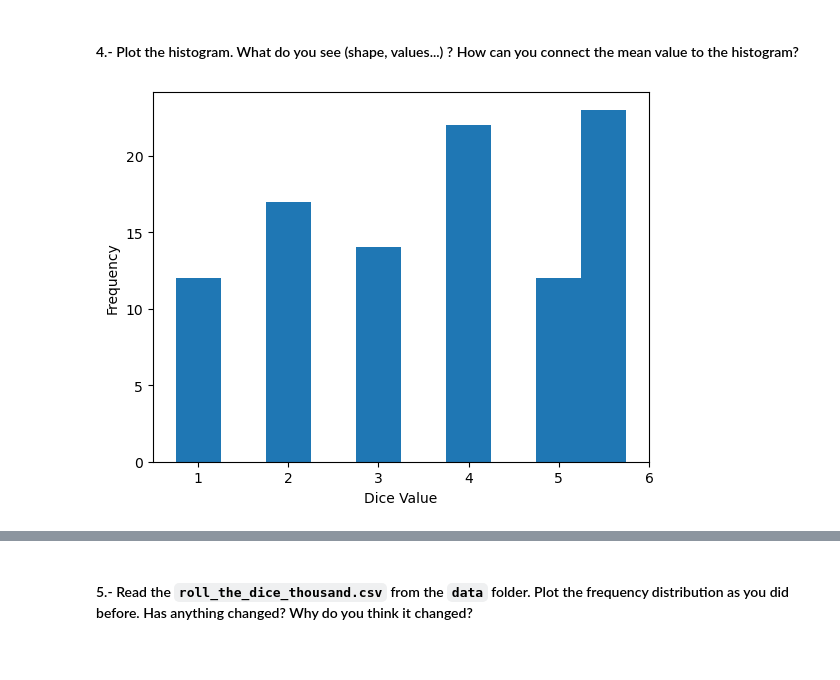
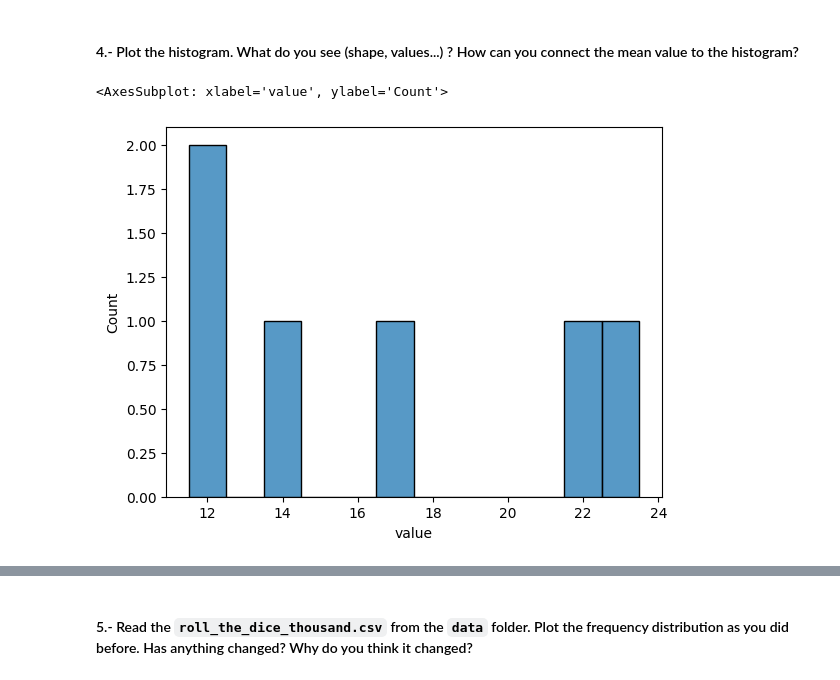
Before and after one commit to Dani-Yana/Descriptive-Stats, a Jupyter notebook: your-code/main.ipynb, the cells around one changed output, grey strips where cells are left out. Saved outputs shown, nothing was run; the diff lists cells and outputs as text; code cells hidden in the pictures.

```diff
--- a/your-code/main.ipynb
+++ b/your-code/main.ipynb
@@ -195,14 +205,12 @@ roll_the_dice_hundred['value'].value_counts()
 Name: value, dtype: int64
 # %% [markdown]
 #### 4.- Plot the histogram. What do you see (shape, values...) ? How can you connect the mean value to the histogram?
-# %%
-# your code here
-plt.hist(roll_the_dice_hundred['value'], align='left')
-plt.xlabel('Dice Value')
-plt.ylabel('Frequency')
-plt.show()
-# %% [output]
-[figure, removed]
+# %%
+# your code here
+sns.histplot(roll_the_dice_hundred['value'].value_counts(), discrete=True)
+# %% [output]
+<AxesSubplot: xlabel='value', ylabel='Count'>
+[figure, added]
 # %%
 """
 your comments here
```
Also changed, not shown: parts of 43 cells of this notebook.
